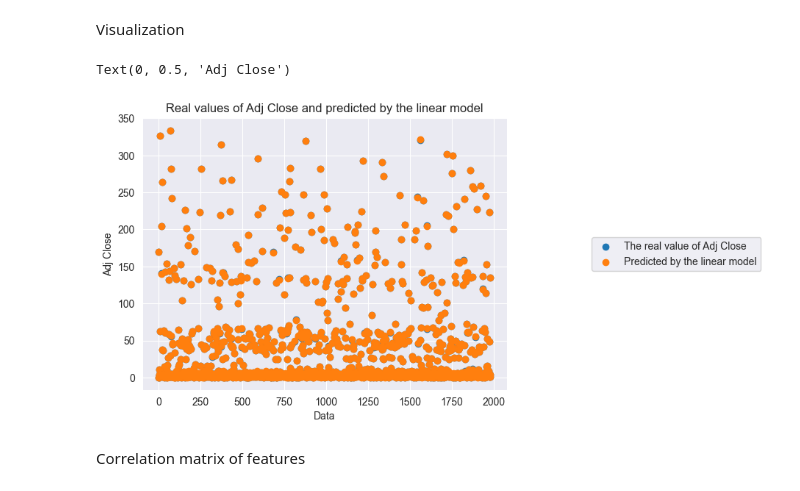
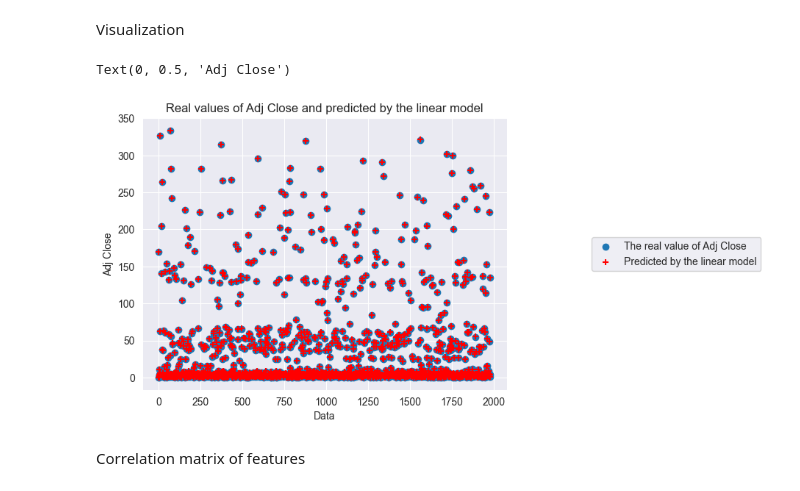
Before and after one commit to maximilian-g/mmsa_labs, a Jupyter notebook: mmsa_lab_2/step_5-7.ipynb, the cells around one changed output. Saved outputs shown, nothing was run; the diff lists cells and outputs as text; code cells hidden in the pictures.

```diff
--- a/mmsa_lab_2/step_5-7.ipynb
+++ b/mmsa_lab_2/step_5-7.ipynb
@@ -72,15 +72,15 @@ Mean squared error =  0.018913686940430812
 Visualization
 # %%
 #graph of real and predicted values
-plt.scatter(x, y_test, label = u'The real value of Adj Close')
-plt.scatter(x, y_pred, label = u'Predicted by the linear model')
+plt.scatter(x, y_test, label = u'The real value of Adj Close', marker='o')
+plt.scatter(x, y_pred, label = u'Predicted by the linear model', marker='+', c='red')
 plt.title(u'Real values of Adj Close and predicted by the linear model')
 plt.legend(loc="center right",borderaxespad=0.1, bbox_to_anchor=(1.7, 0.5))
 plt.xlabel(u'Data')
 plt.ylabel(u'Adj Close')
 # %% [output]
 Text(0, 0.5, 'Adj Close')
-[figure, old version]
+[figure, new version]
 # %% [markdown]
 Correlation matrix of features
 # %%
```
Also changed, not shown: parts of 1 cell of this notebook, 1 other file.
